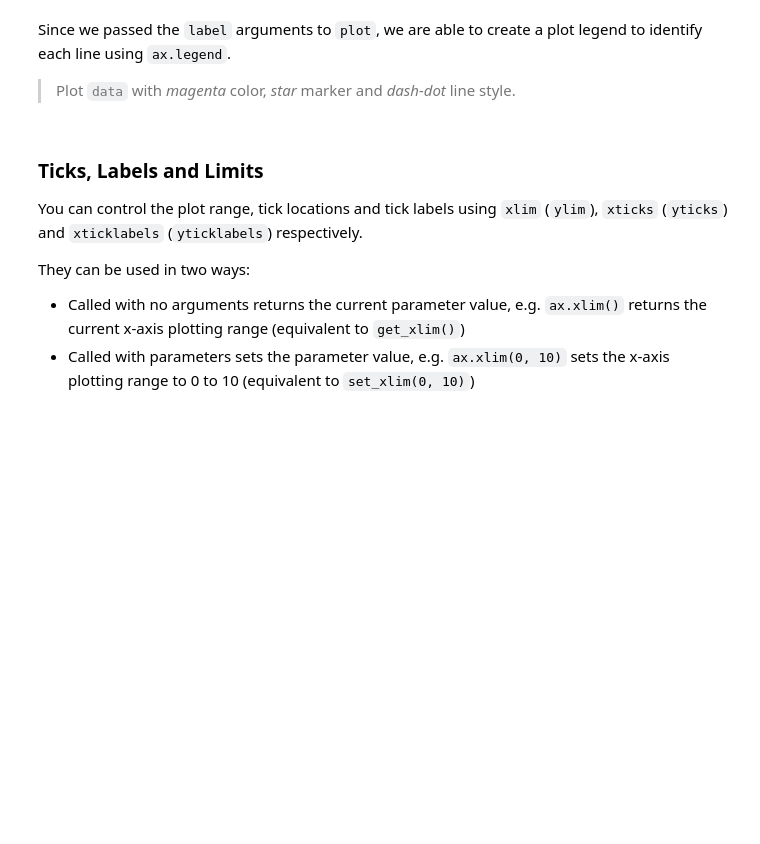
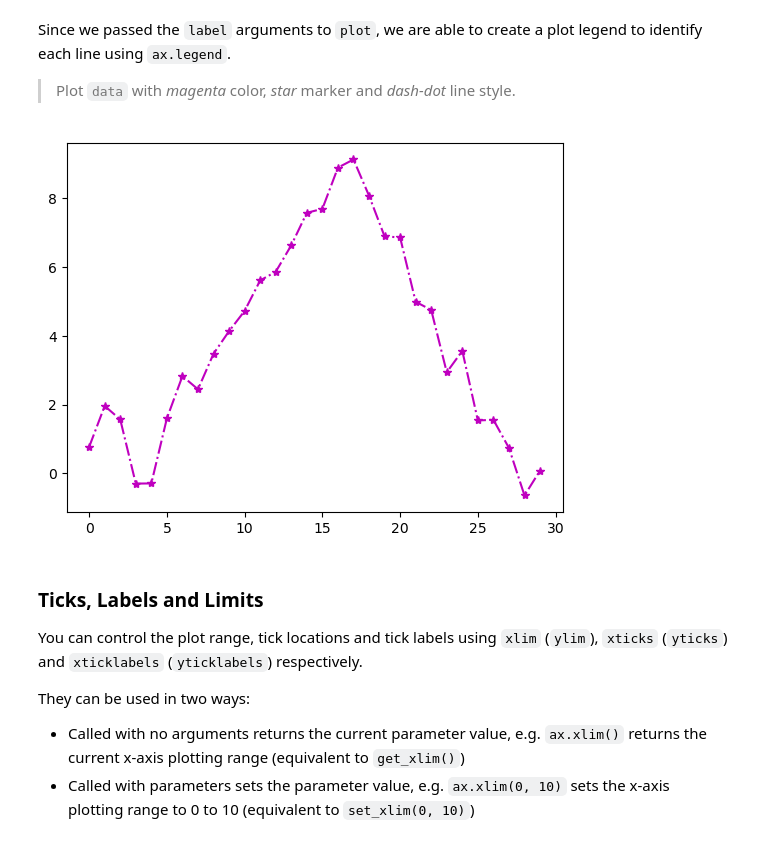
Before and after one commit to zey-2/5m-data-1.10-visualization, a Jupyter notebook: notebooks/data_visualization_lesson.ipynb, the cells around one changed output. Drawn from its saved outputs; the diff is of its cells as text; code cells hidden in the pictures; blank space fills up the shorter version.

```diff
--- a/notebooks/data_visualization_lesson.ipynb
+++ b/notebooks/data_visualization_lesson.ipynb
@@ -182,6 +205,12 @@ ax.legend()
 Since we passed the `label` arguments to `plot`, we are able to create a plot legend to identify each line using `ax.legend`.
 
 > Plot `data` with _magenta_ color, _star_ marker and _dash-dot_ line style.
+# %%
+fig = plt.figure()
+ax = fig.add_subplot()
+ax.plot(np.random.standard_normal(30).cumsum(), "*-.m");
+# %% [output]
+[figure, added]
 # %% [markdown]
 ### Ticks, Labels and Limits
 
```
Also changed, not shown: parts of 33 cells of this notebook.
